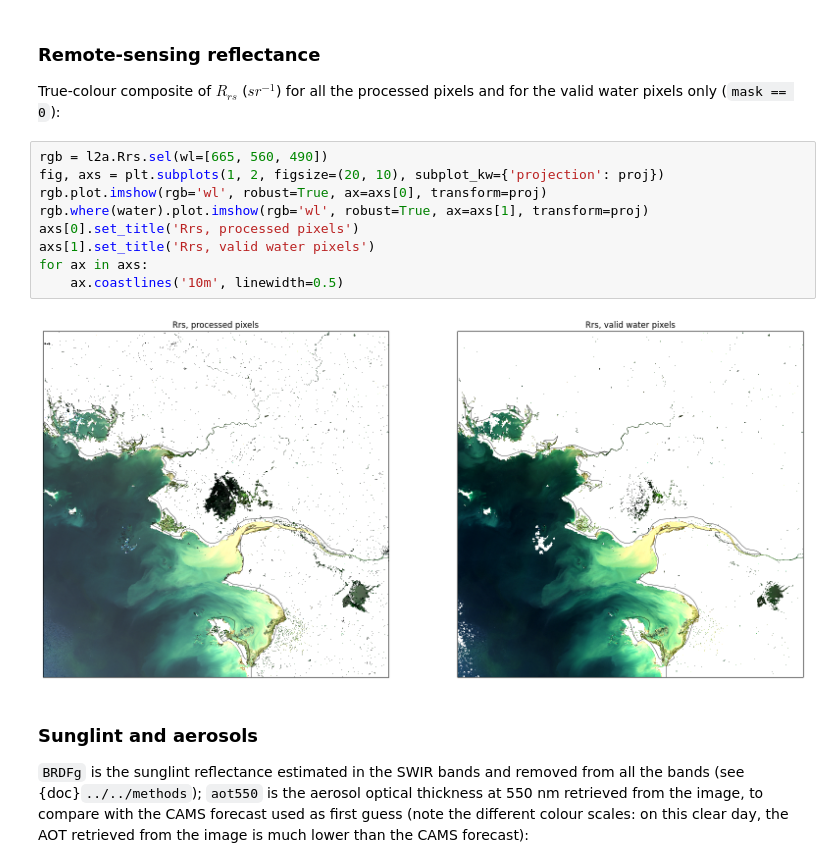
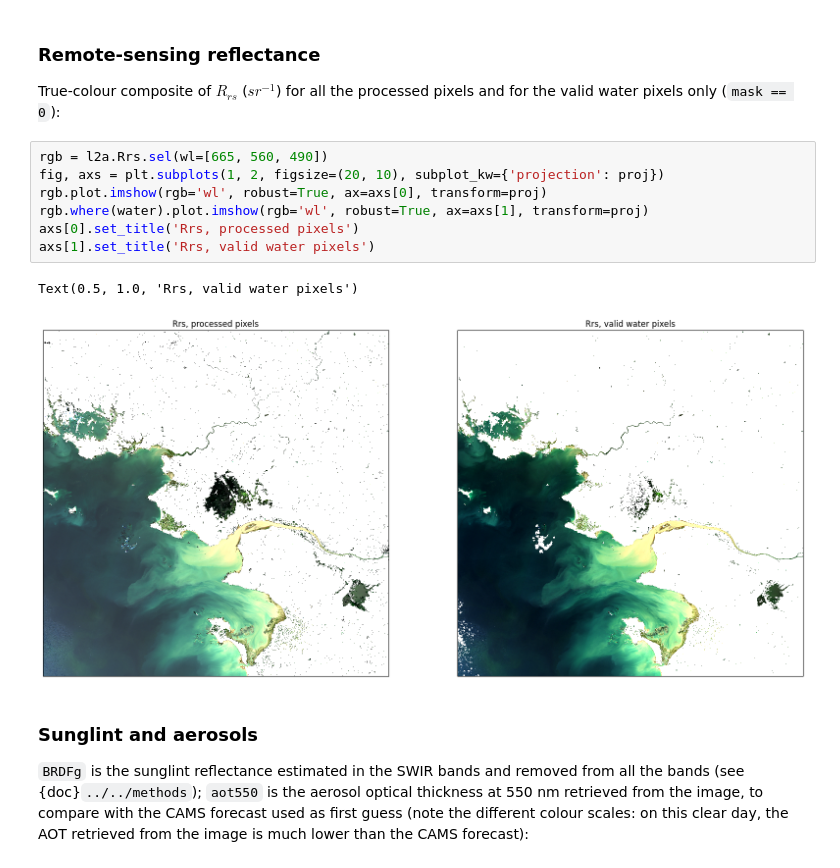
Before and after one commit to Tristanovsk/grs, a Jupyter notebook: docs/source/examples/processing/grs_s2_processing.ipynb, the cells around one changed output. Drawn from its saved outputs; the diff is of its cells as text.

```diff
--- a/docs/source/examples/processing/grs_s2_processing.ipynb
+++ b/docs/source/examples/processing/grs_s2_processing.ipynb
@@ -158,14 +158,13 @@ pixels only (`mask == 0`):
 # %%
 rgb = l2a.Rrs.sel(wl=[665, 560, 490])
 fig, axs = plt.subplots(1, 2, figsize=(20, 10), subplot_kw={'projection': proj})
 rgb.plot.imshow(rgb='wl', robust=True, ax=axs[0], transform=proj)
 rgb.where(water).plot.imshow(rgb='wl', robust=True, ax=axs[1], transform=proj)
 axs[0].set_title('Rrs, processed pixels')
 axs[1].set_title('Rrs, valid water pixels')
-for ax in axs:
-    ax.coastlines('10m', linewidth=0.5)
 # %% [output]
+Text(0.5, 1.0, 'Rrs, valid water pixels')
-[figure, old version]
+[figure, new version]
 # %% [markdown]
 ### Sunglint and aerosols
 
```
Also changed, not shown: parts of 3 cells of this notebook, 3 other files.
